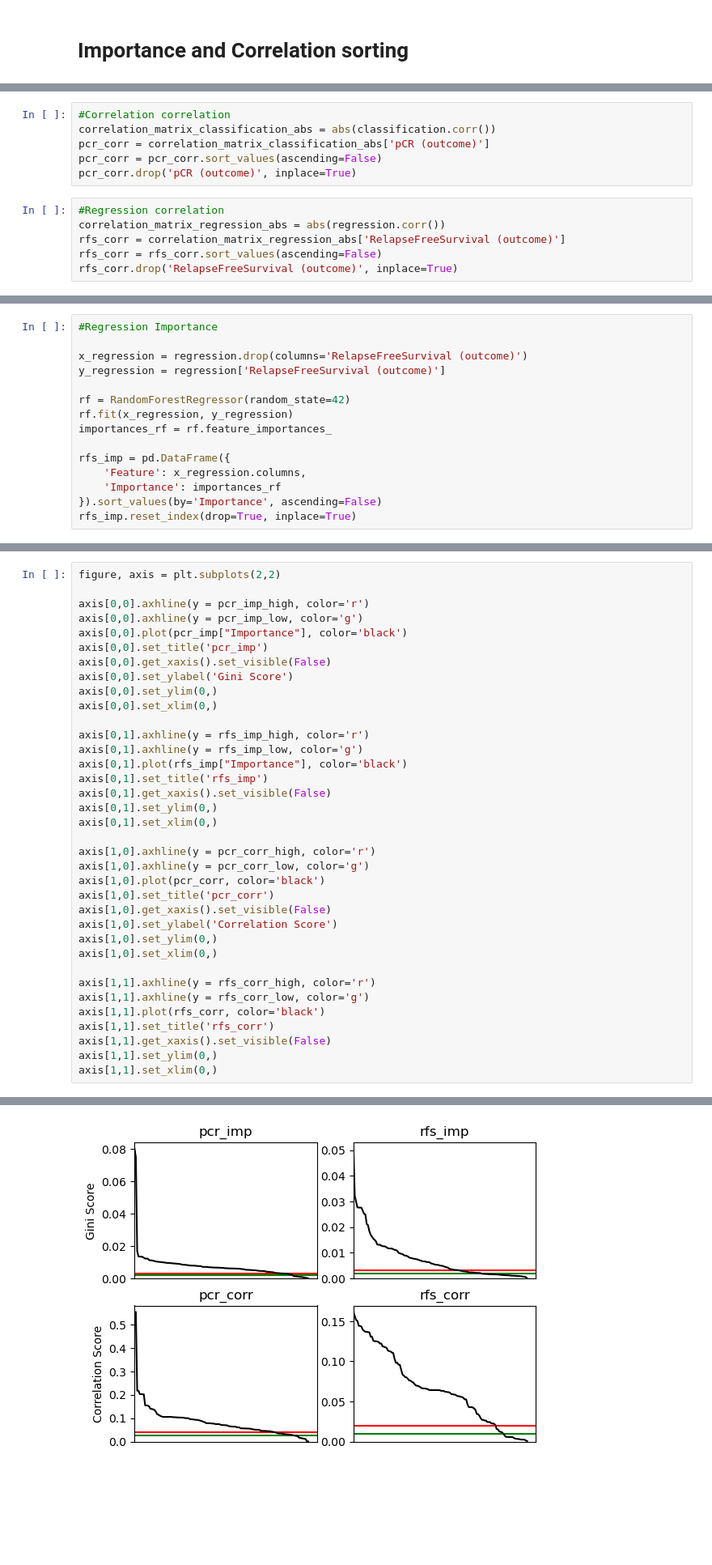
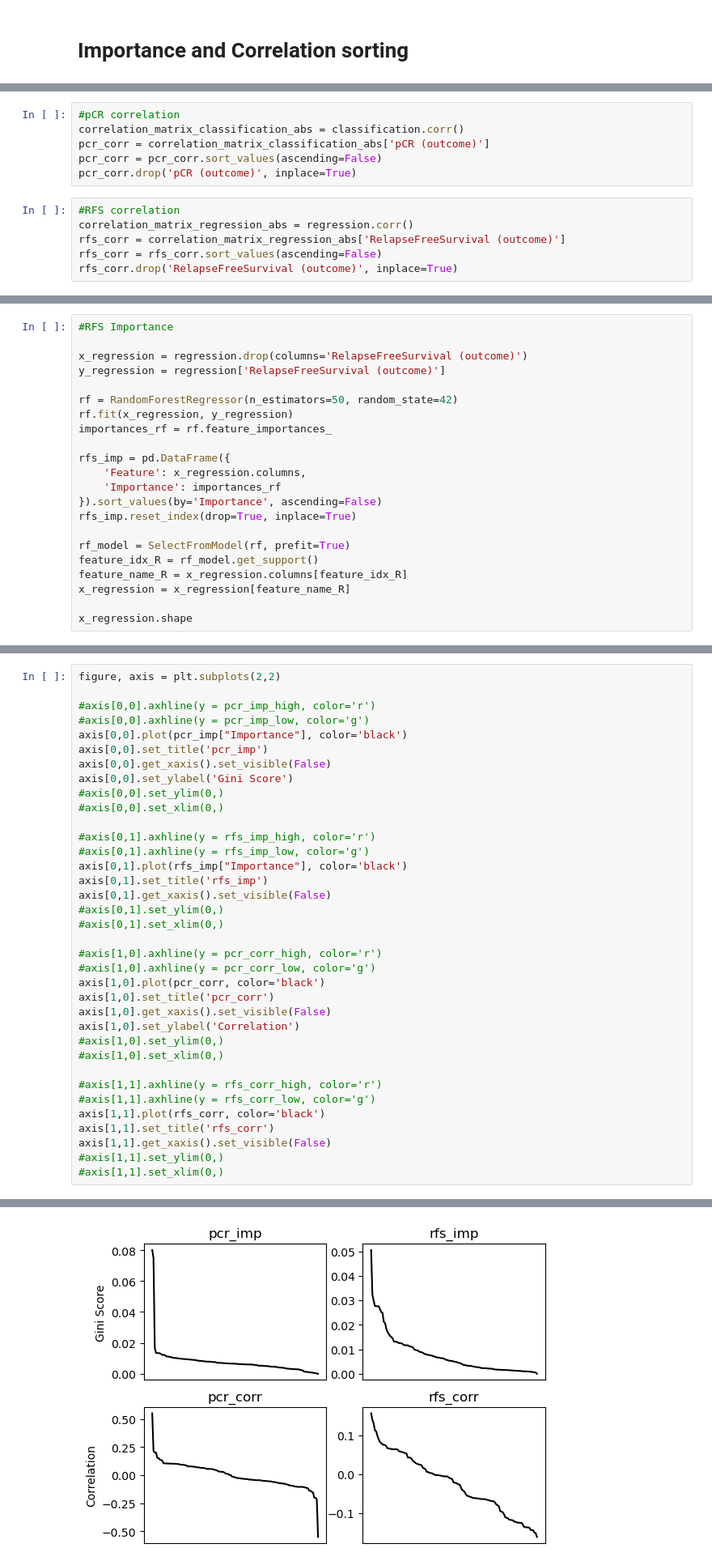
Before and after one commit to KRooL4E/ML_CW2, a Jupyter notebook: pre-processing.ipynb, the cells around one changed output, grey strips where cells are left out. Shown: that part at 81% size. Drawn from its saved outputs; the diff is of its cells as text; blank space fills up the shorter version.

```diff
--- a/pre-processing.ipynb
+++ b/pre-processing.ipynb
@@ -231,14 +231,14 @@ Features can be removed based on their value in the training process.
 * Plotting of the data
 * Removal of values outside a set range
 # %%
-#Correlation correlation
-correlation_matrix_classification_abs = abs(classification.corr())
+#pCR correlation
+correlation_matrix_classification_abs = classification.corr()
 pcr_corr = correlation_matrix_classification_abs['pCR (outcome)']
 pcr_corr = pcr_corr.sort_values(ascending=False)
 pcr_corr.drop('pCR (outcome)', inplace=True)
 # %%
-#Regression correlation
-correlation_matrix_regression_abs = abs(regression.corr())
+#RFS correlation
+correlation_matrix_regression_abs = regression.corr()
 rfs_corr = correlation_matrix_regression_abs['RelapseFreeSurvival (outcome)']
 rfs_corr = rfs_corr.sort_values(ascending=False)
 rfs_corr.drop('RelapseFreeSurvival (outcome)', inplace=True)
@@ -261,10 +271,10 @@ pcr_imp.reset_index(drop=True, inplace=True)
 # %%
-#Regression Importance
+#RFS Importance
 
 x_regression = regression.drop(columns='RelapseFreeSurvival (outcome)')
 y_regression = regression['RelapseFreeSurvival (outcome)']
 
-rf = RandomForestRegressor(random_state=42)
+rf = RandomForestRegressor(n_estimators=50, random_state=42)
 rf.fit(x_regression, y_regression)
 importances_rf = rf.feature_importances_
 
@@ -273,3 +283,10 @@ rfs_imp = pd.DataFrame({
     'Importance': importances_rf
 }).sort_values(by='Importance', ascending=False)
 rfs_imp.reset_index(drop=True, inplace=True)
+
+rf_model = SelectFromModel(rf, prefit=True)
+feature_idx_R = rf_model.get_support()
+feature_name_R = x_regression.columns[feature_idx_R]
+x_regression = x_regression[feature_name_R]
+
+x_regression.shape
@@ -331,37 +333,37 @@ x_classification shape: (390, 110)
 # %%
 figure, axis = plt.subplots(2,2)
 
-axis[0,0].axhline(y = pcr_imp_high, color='r')
-axis[0,0].axhline(y = pcr_imp_low, color='g')
+#axis[0,0].axhline(y = pcr_imp_high, color='r')
+#axis[0,0].axhline(y = pcr_imp_low, color='g')
 axis[0,0].plot(pcr_imp["Importance"], color='black')
 axis[0,0].set_title('pcr_imp')
 axis[0,0].get_xaxis().set_visible(False)
 axis[0,0].set_ylabel('Gini Score')
-axis[0,0].set_ylim(0,)
-axis[0,0].set_xlim(0,)
+#axis[0,0].set_ylim(0,)
+#axis[0,0].set_xlim(0,)
 
-axis[0,1].axhline(y = rfs_imp_high, color='r')
-axis[0,1].axhline(y = rfs_imp_low, color='g')
+#axis[0,1].axhline(y = rfs_imp_high, color='r')
+#axis[0,1].axhline(y = rfs_imp_low, color='g')
 axis[0,1].plot(rfs_imp["Importance"], color='black')
 axis[0,1].set_title('rfs_imp')
 axis[0,1].get_xaxis().set_visible(False)
-axis[0,1].set_ylim(0,)
-axis[0,1].set_xlim(0,)
+#axis[0,1].set_ylim(0,)
+#axis[0,1].set_xlim(0,)
 
-axis[1,0].axhline(y = pcr_corr_high, color='r')
-axis[1,0].axhline(y = pcr_corr_low, color='g')
+#axis[1,0].axhline(y = pcr_corr_high, color='r')
+#axis[1,0].axhline(y = pcr_corr_low, color='g')
 axis[1,0].plot(pcr_corr, color='black')
 axis[1,0].set_title('pcr_corr')
 axis[1,0].get_xaxis().set_visible(False)
-axis[1,0].set_ylabel('Correlation Score')
-axis[1,0].set_ylim(0,)
-axis[1,0].set_xlim(0,)
+axis[1,0].set_ylabel('Correlation')
+#axis[1,0].set_ylim(0,)
+#axis[1,0].set_xlim(0,)
 
-axis[1,1].axhline(y = rfs_corr_high, color='r')
-axis[1,1].axhline(y = rfs_corr_low, color='g')
+#axis[1,1].axhline(y = rfs_corr_high, color='r')
+#axis[1,1].axhline(y = rfs_corr_low, color='g')
 axis[1,1].plot(rfs_corr, color='black')
 axis[1,1].set_title('rfs_corr')
 axis[1,1].get_xaxis().set_visible(False)
-axis[1,1].set_ylim(0,)
-axis[1,1].set_xlim(0,)
+#axis[1,1].set_ylim(0,)
+#axis[1,1].set_xlim(0,)
 # %% [output]
@@ -369,4 +370,4 @@ axis[1,1].set_xlim(0,)
-[figure, old version]
+[figure, new version]
 # %% [markdown]
 # Exporting data
 # %%
```
Also changed, not shown: parts of 7 cells of this notebook, 4 other files.
